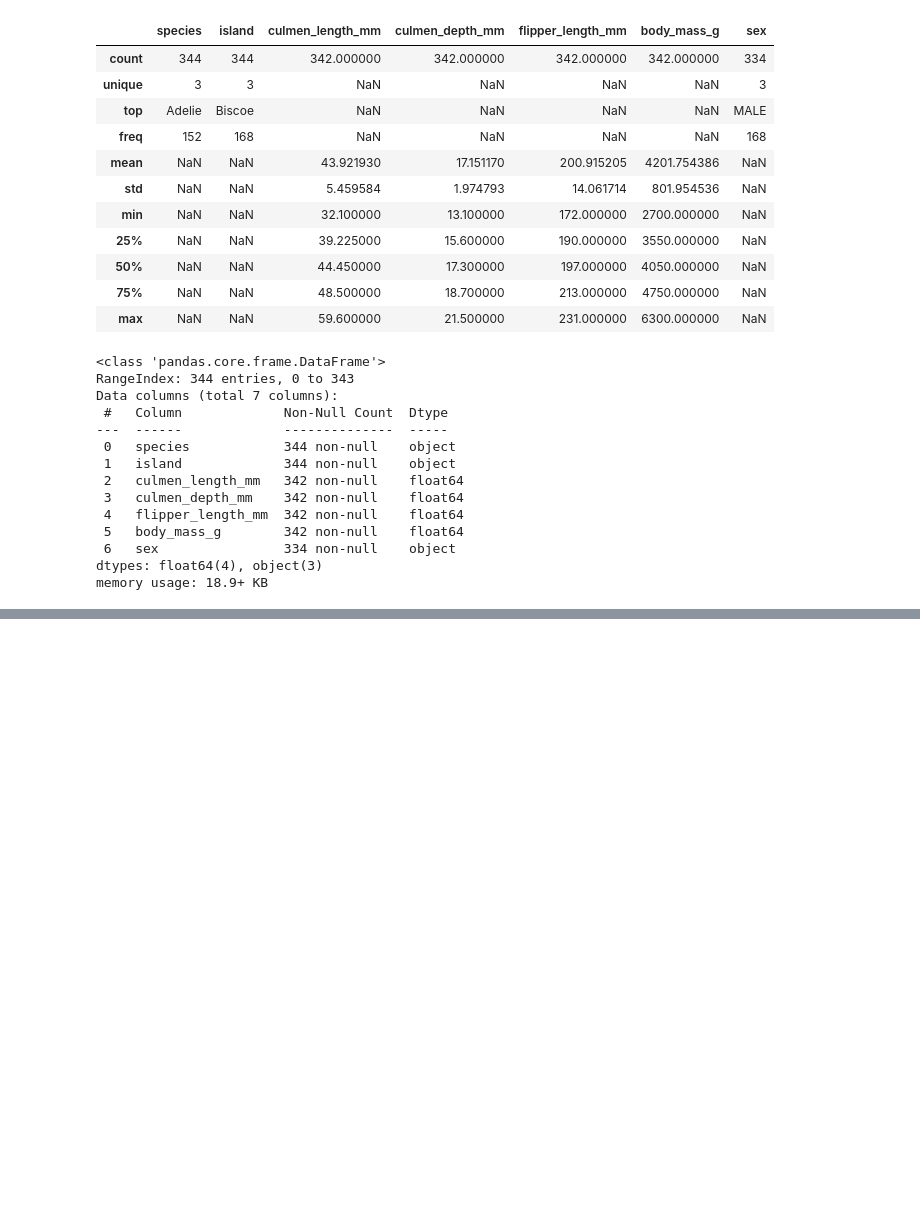
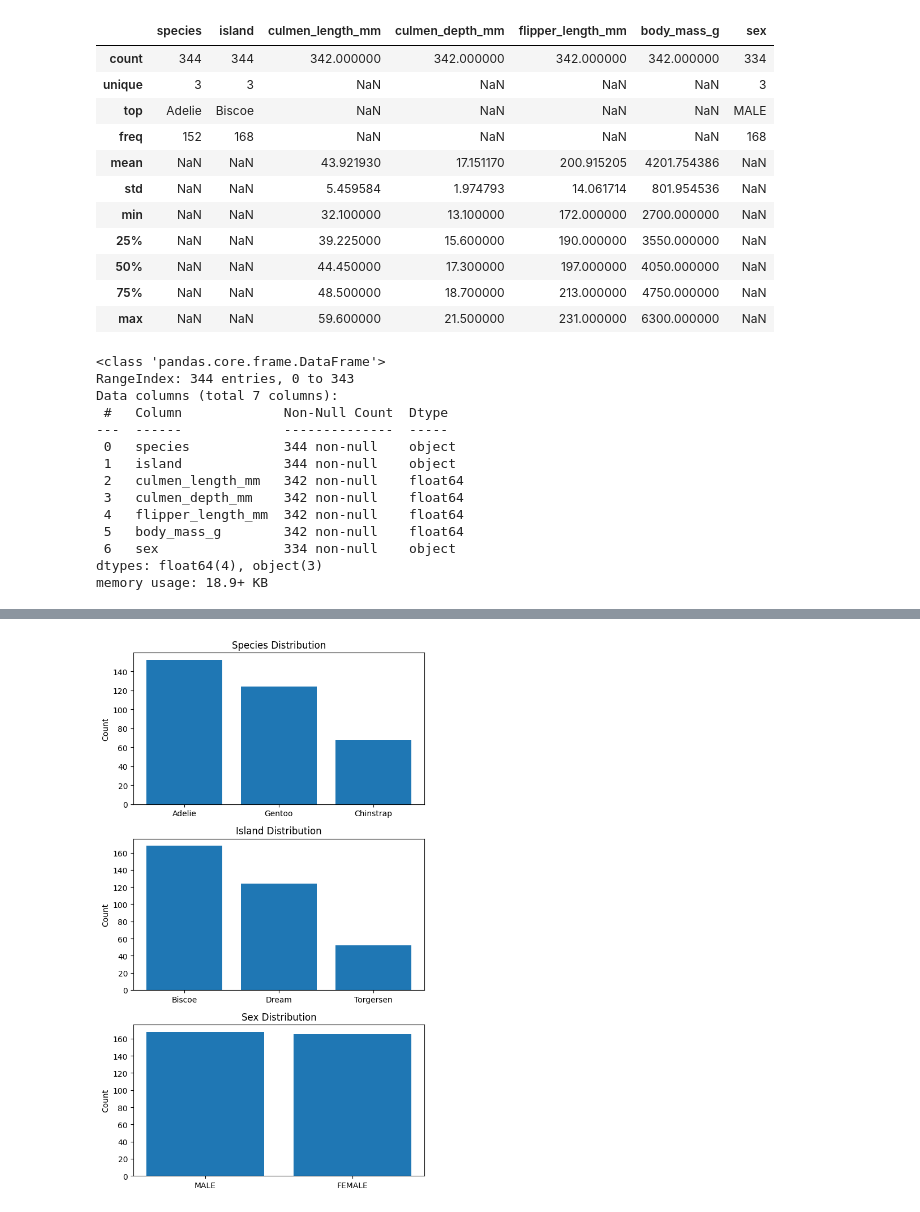
Before and after one commit to agpt8/ml.school, a Jupyter notebook: program/cohort_azure.ipynb, the cells around one changed output, grey strips where cells are left out. Drawn from its saved outputs; the diff is of its cells as text; code cells hidden in the pictures; blank space fills up the shorter version.

```diff
--- a/program/cohort_azure.ipynb
+++ b/program/cohort_azure.ipynb
@@ -163,0 +173,8 @@ memory usage: 18.9+ KB
+# %%
+species_distribution = penguins["species"].value_counts()
+island_distribution = penguins["island"].value_counts()
+sex_distribution = penguins["sex"].value_counts()
+
+print(species_distribution, end="\n\n")
+print(island_distribution, end="\n\n")
+print(sex_distribution)
@@ -163,0 +199,5 @@ memory usage: 18.9+ KB
+# %%
+# we will replace that ambiguous character in the sex column with a null value
+penguins["sex"] = penguins["sex"].replace(".", np.nan)
+sex_distribution = penguins["sex"].value_counts()
+sex_distribution
@@ -163,0 +241,22 @@ memory usage: 18.9+ KB
+# %%
+# Lets visualize the distribution of categorical features
+import matplotlib.pyplot as plt
+
+fig, axes = plt.subplots(3, 1, figsize=(6, 10))
+
+axes[0].bar(species_distribution.index, species_distribution.values)
+axes[0].set_title("Species Distribution")
+axes[0].set_ylabel("Count")
+
+axes[1].bar(island_distribution.index, island_distribution.values)
+axes[1].set_title("Island Distribution")
+axes[1].set_ylabel("Count")
+
+axes[2].bar(sex_distribution.index, sex_distribution.values)
+axes[2].set_title("Sex Distribution")
+axes[2].set_ylabel("Count")
+
+plt.tight_layout()
+plt.show()
+# %% [output]
+[figure, added]
```
Also changed, not shown: parts of 13 cells of this notebook.
